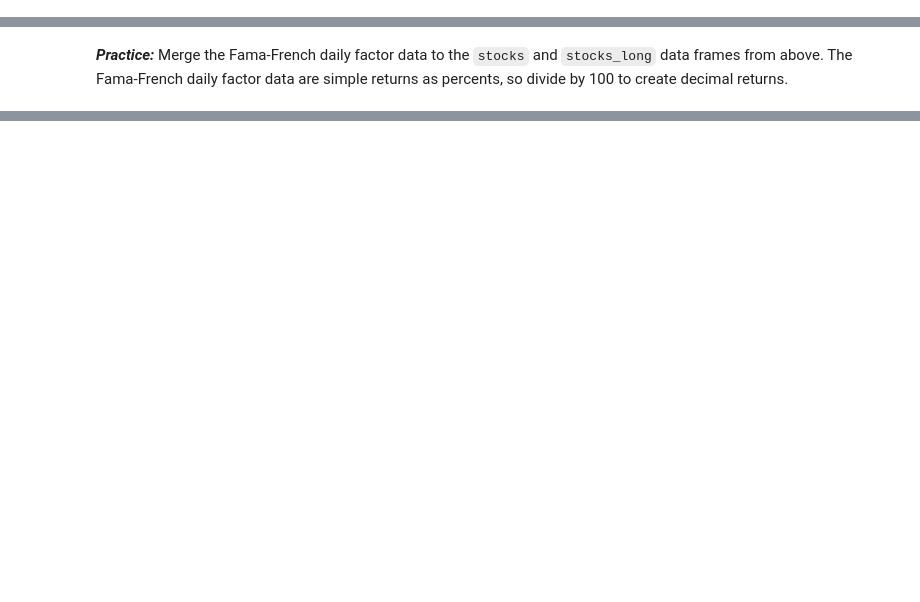
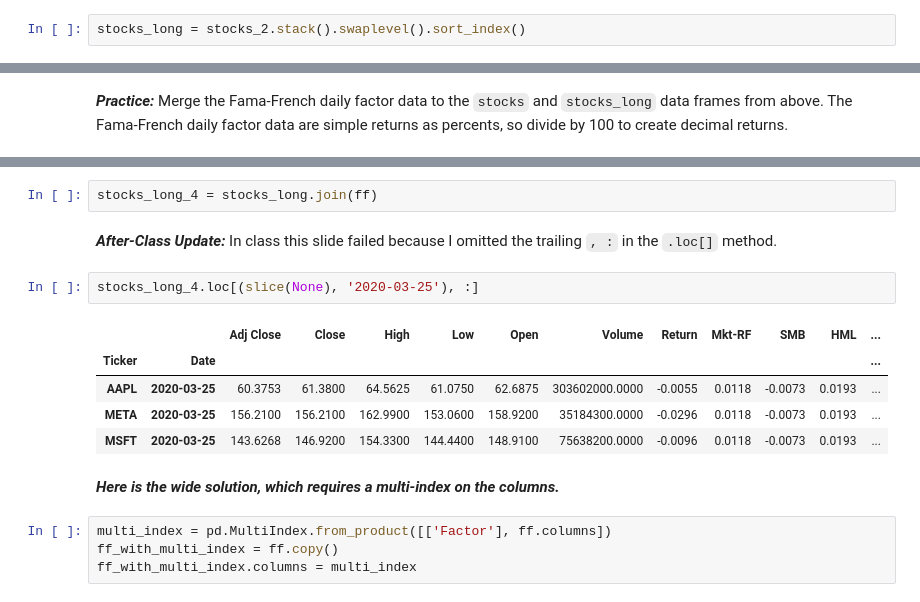
Before and after one commit to webclinic017/fina-4380-2022-fall-1, a Jupyter notebook: Notebooks/_build/html/_sources/McKinney/mckinney-08.ipynb, the cells around one changed output, grey strips where cells are left out. Saved outputs shown, nothing was run; the diff lists cells and outputs as text; blank space fills up the shorter version.

```diff
--- a/Notebooks/_build/html/_sources/McKinney/mckinney-08.ipynb
+++ b/Notebooks/_build/html/_sources/McKinney/mckinney-08.ipynb
@@ -991,0 +1113,2 @@ stocks
+# %%
+stocks_long = stocks_2.stack().swaplevel().sort_index()
@@ -1004,0 +1191,19 @@ The Fama-French daily factor data are simple returns as percents, so divide by 1
+# %%
+stocks_long_4 = stocks_long.join(ff)
+# %% [markdown]
+***After-Class Update:***
+In class this slide failed because I omitted the trailing `, :` in the `.loc[]` method.
+# %%
+stocks_long_4.loc[(slice(None), '2020-03-25'), :]
+# %% [output]
+|  |  | Adj Close | Close | High | Low | Open | Volume | Return | Mkt-RF | SMB | HML | ... |
+| Ticker | Date |  |  |  |  |  |  |  |  |  |  | ... |
+| AAPL | 2020-03-25 | 60.3753 | 61.3800 | 64.5625 | 61.0750 | 62.6875 | 303602000.0000 | -0.0055 | 0.0118 | -0.0073 | 0.0193 | ... |
+| META | 2020-03-25 | 156.2100 | 156.2100 | 162.9900 | 153.0600 | 158.9200 | 35184300.0000 | -0.0296 | 0.0118 | -0.0073 | 0.0193 | ... |
+| MSFT | 2020-03-25 | 143.6268 | 146.9200 | 154.3300 | 144.4400 | 148.9100 | 75638200.0000 | -0.0096 | 0.0118 | -0.0073 | 0.0193 | ... |
+# %% [markdown]
+***Here is the wide solution, which requires a multi-index on the columns.***
+# %%
+multi_index = pd.MultiIndex.from_product([['Factor'], ff.columns])
+ff_with_multi_index = ff.copy()
+ff_with_multi_index.columns = multi_index
```
Also changed, not shown: parts of 47 cells of this notebook, 20 other files.
